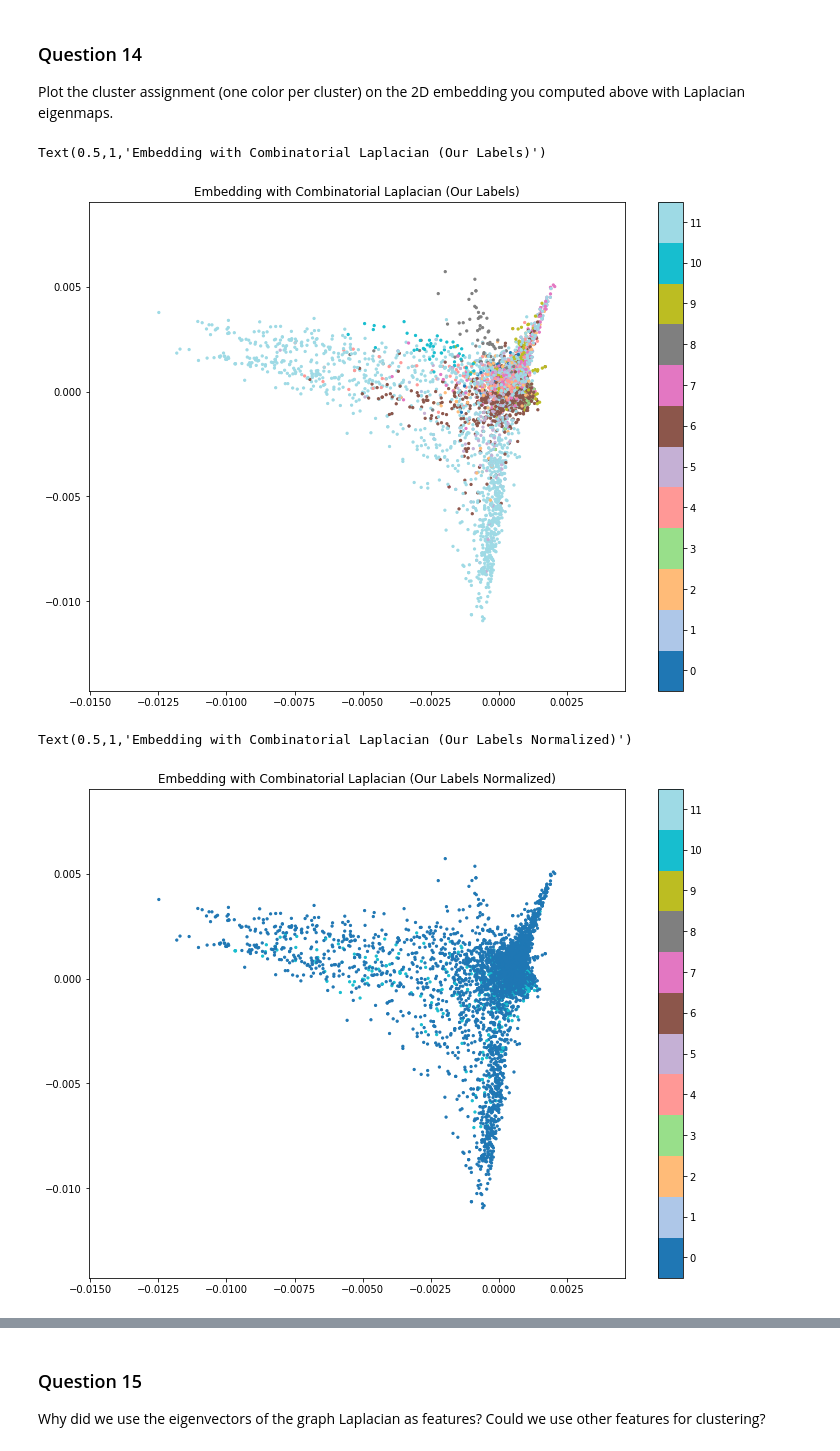
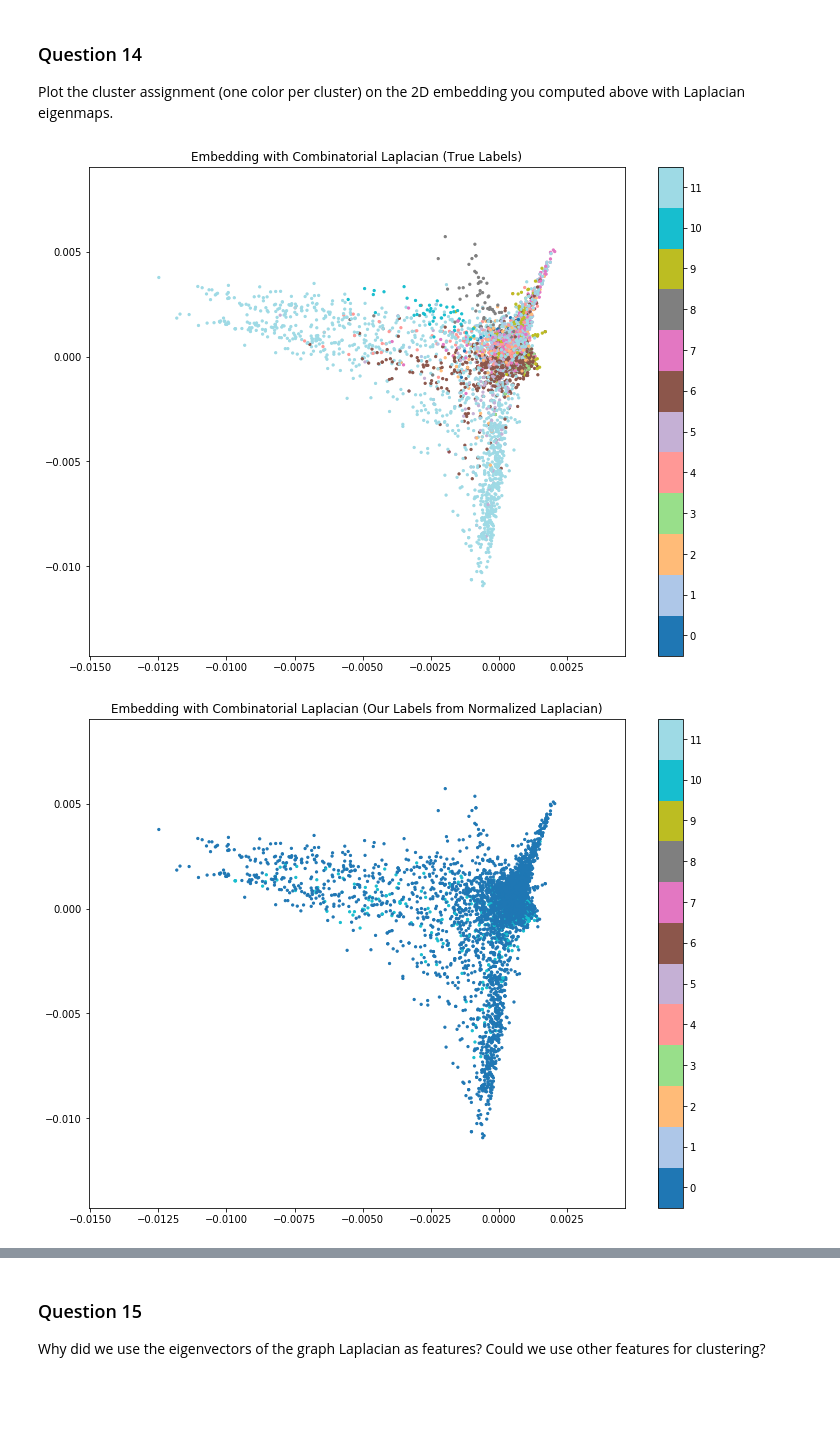
Before and after one commit to mattminder/ntds_24, a Jupyter notebook: Milestone_3/3_spectral_graph_theory.ipynb, the cells around one changed output, grey strips where cells are left out. Drawn from its saved outputs; the diff is of its cells as text; code cells hidden in the pictures; blank space fills up the shorter version.

```diff
--- a/Milestone_3/3_spectral_graph_theory.ipynb
+++ b/Milestone_3/3_spectral_graph_theory.ipynb
@@ -462,22 +462,22 @@ plt.scatter(np.real(evecs_c[:,1]), np.real(evecs_c[:,2]),c=cluster_truth,cmap=pl
 formatter = plt.FuncFormatter(lambda val, loc: int(val))
 plt.colorbar(ticks=np.linspace(0,k-1,k),format=formatter)
 plt.clim(-0.5, k-0.5)
-plt.title('Embedding with Combinatorial Laplacian (Our Labels)')
+plt.title('Embedding with Combinatorial Laplacian (True Labels)')
+plt.show()
 # %% [output]
-Text(0.5,1,'Embedding with Combinatorial Laplacian (Our Labels)')
 [figure]
 # %%
 # Color according to cluster_labels_c and cluster_truth
 
 plt.figure(figsize=[12,9])
 plt.scatter(np.real(evecs_c[:,1]), np.real(evecs_c[:,2]),c=cluster_labels_n,cmap=plt.cm.get_cmap('tab20', k),s=5)
 formatter = plt.FuncFormatter(lambda val, loc: int(val))
 plt.colorbar(ticks=np.linspace(0,k-1,k),format=formatter)
 plt.clim(-0.5, k-0.5)
-plt.title('Embedding with Combinatorial Laplacian (Our Labels Normalized)')
+plt.title('Embedding with Combinatorial Laplacian (Our Labels from Normalized Laplacian)')
+plt.show()
 # %% [output]
-Text(0.5,1,'Embedding with Combinatorial Laplacian (Our Labels Normalized)')
-[figure, old version]
+[figure, new version]
 # %%
 plt.figure(figsize=[12,9])
 plt.scatter(np.real(evecs_c[:,1]), np.real(evecs_c[:,2]),c=cluster_labels_c,cmap=plt.cm.get_cmap('tab20', k),s=5)
```
Also changed, not shown: parts of 7 cells of this notebook.
